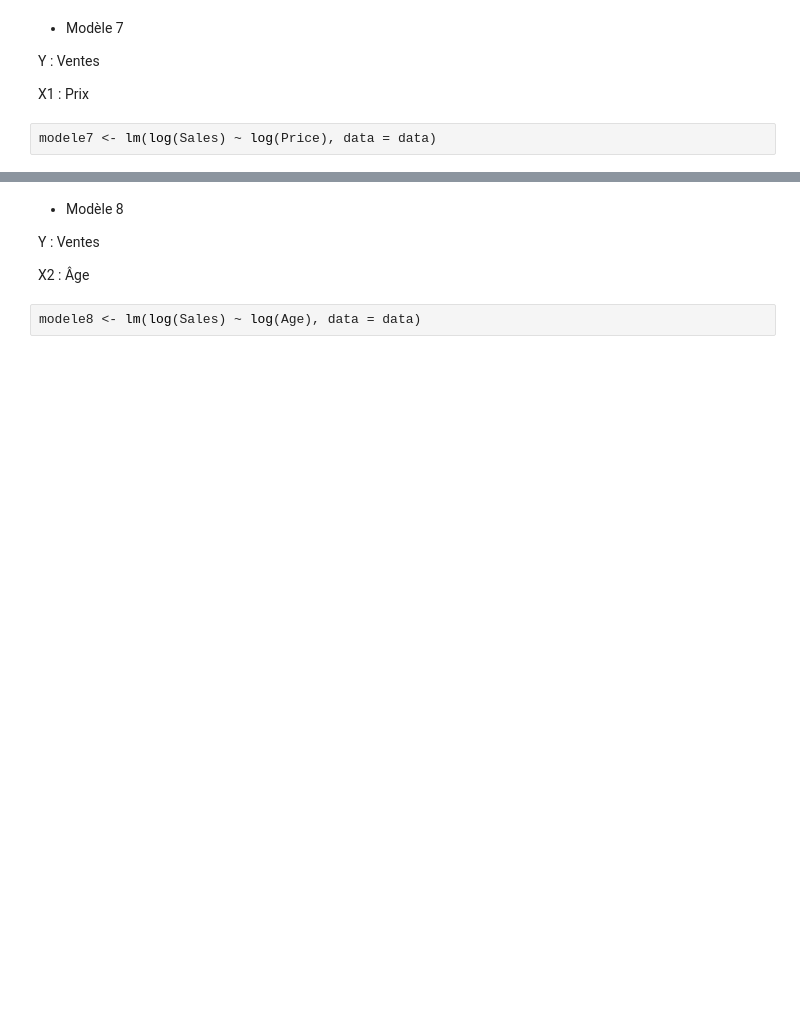
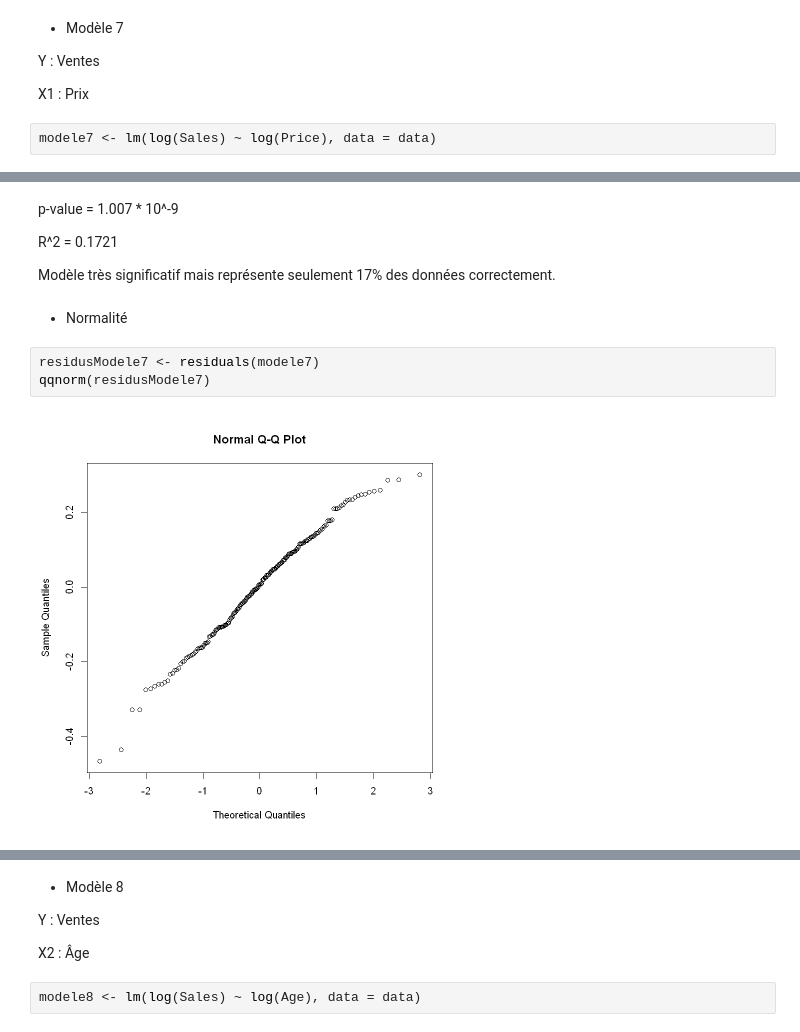
Before and after one commit to Sami-Jouamaa/Devoir-ProbaStats, a Jupyter notebook: Devoir.ipynb, the cells around one changed output, grey strips where cells are left out. Cells and saved outputs as stored; diff of their text form; blank space fills up the shorter version.

```diff
--- a/Devoir.ipynb
+++ b/Devoir.ipynb
@@ -680,0 +779,13 @@ modele7 <- lm(log(Sales) ~ log(Price), data = data)
+# %% [markdown]
+p-value = 1.007 * 10^-9
+
+R^2 = 0.1721
+
+Modèle très significatif mais représente seulement 17% des données correctement.
+# %% [markdown]
+- Normalité
+# %%
+residusModele7 <- residuals(modele7)
+qqnorm(residusModele7)
+# %% [output]
+[figure, added]
```
Also changed, not shown: parts of 44 cells of this notebook.
